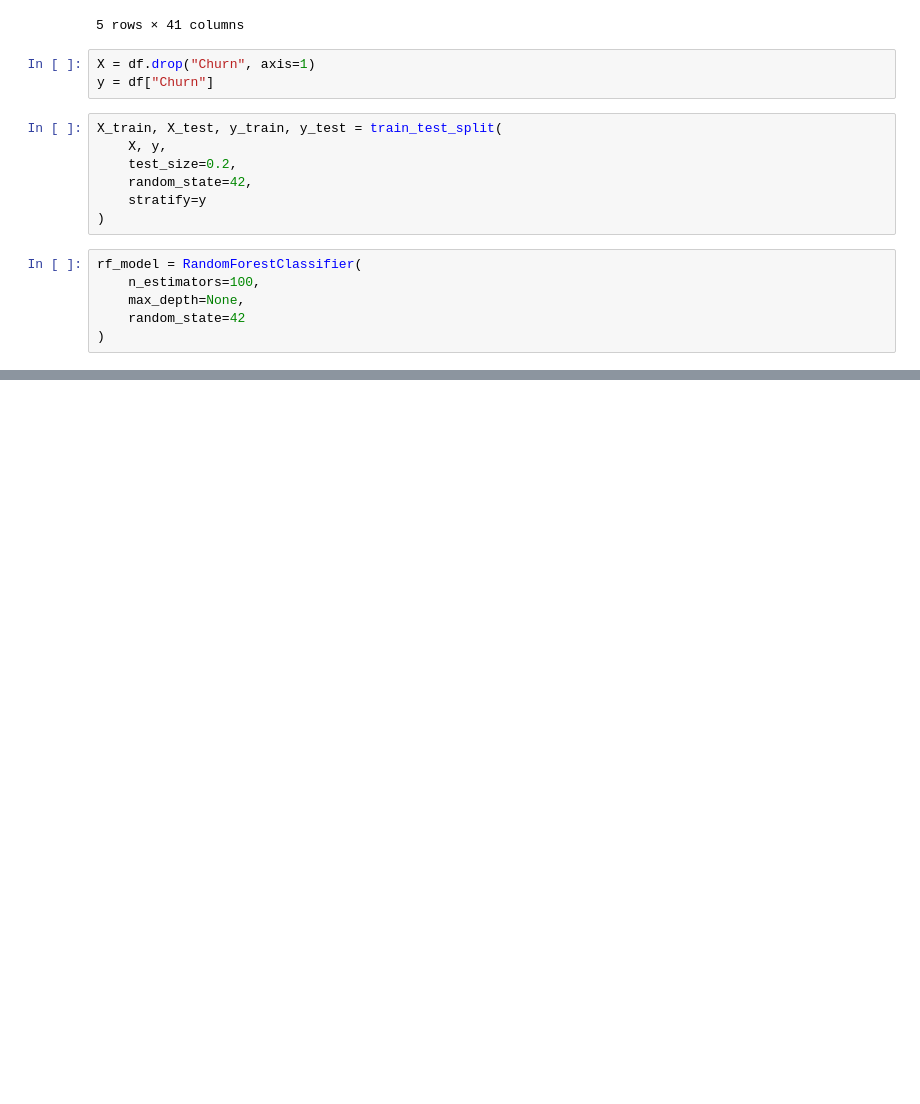
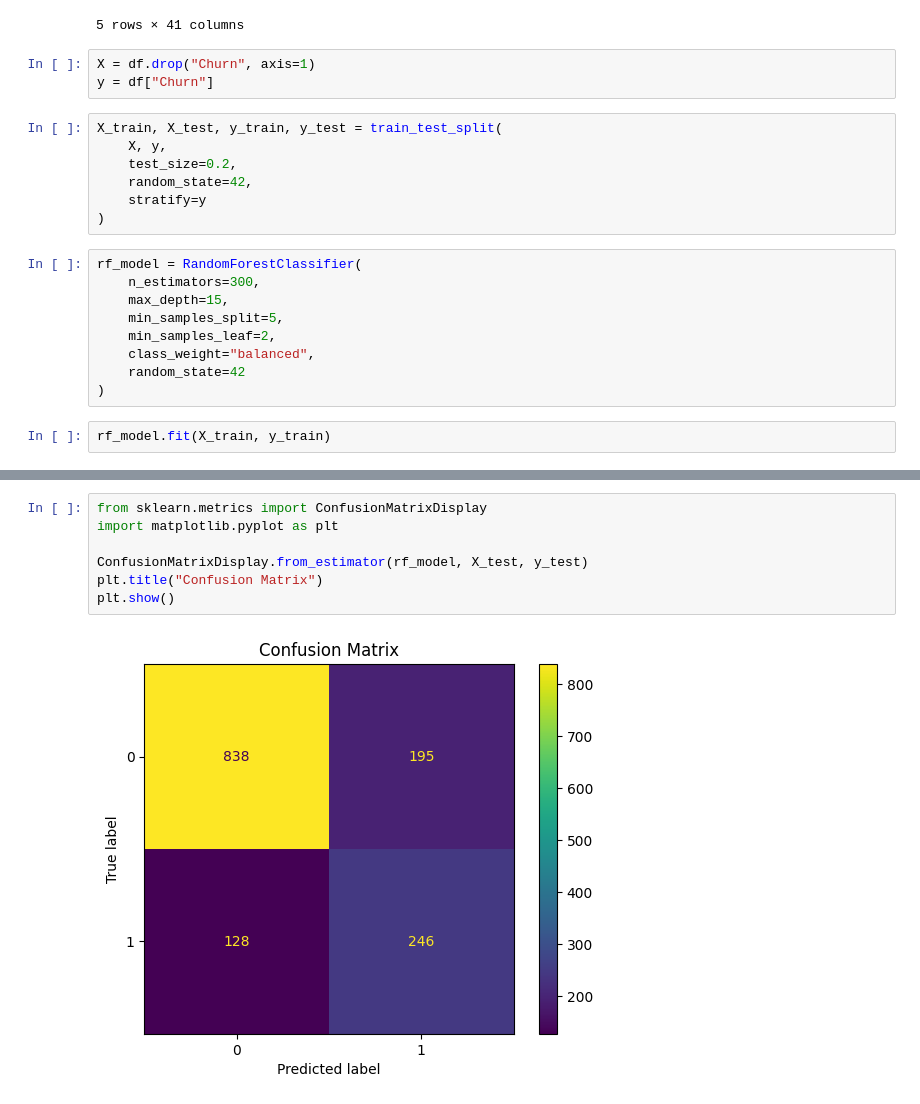
Before and after one commit to Vegapunk-debug/customer-churn-agentic-retention-system, a Jupyter notebook: notebooks/main_model.ipynb, the cells around one changed output, grey strips where cells are left out. Drawn from its saved outputs; the diff is of its cells as text; blank space fills up the shorter version.

Commit message:
Main model done

```diff
--- a/notebooks/main_model.ipynb
+++ b/notebooks/main_model.ipynb
@@ -32,7 +32,12 @@ X_train, X_test, y_train, y_test = train_test_split(
 )
 # %%
 rf_model = RandomForestClassifier(
-    n_estimators=100,
-    max_depth=None,
+    n_estimators=300,
+    max_depth=15,
+    min_samples_split=5,
+    min_samples_leaf=2,
+    class_weight="balanced",
     random_state=42
 )
+# %%
+rf_model.fit(X_train, y_train)
@@ -38,0 +89,9 @@ rf_model = RandomForestClassifier(
+# %%
+from sklearn.metrics import ConfusionMatrixDisplay
+import matplotlib.pyplot as plt
+
+ConfusionMatrixDisplay.from_estimator(rf_model, X_test, y_test)
+plt.title("Confusion Matrix")
+plt.show()
+# %% [output]
+[figure, added]
```
Also changed, not shown: parts of 7 cells of this notebook, 1 other file.
